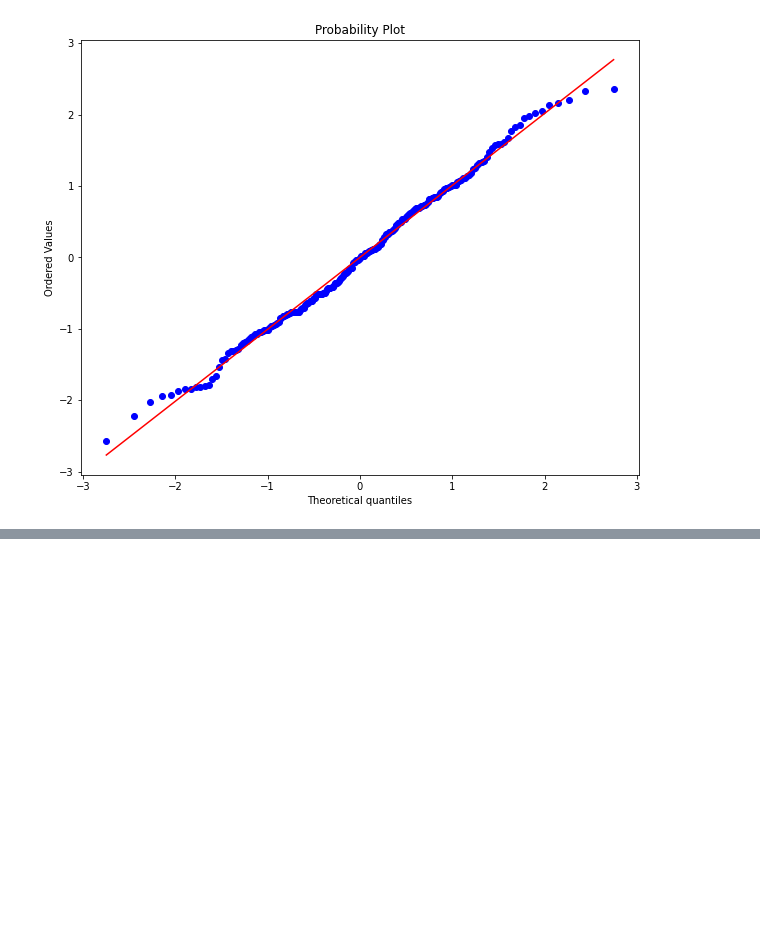
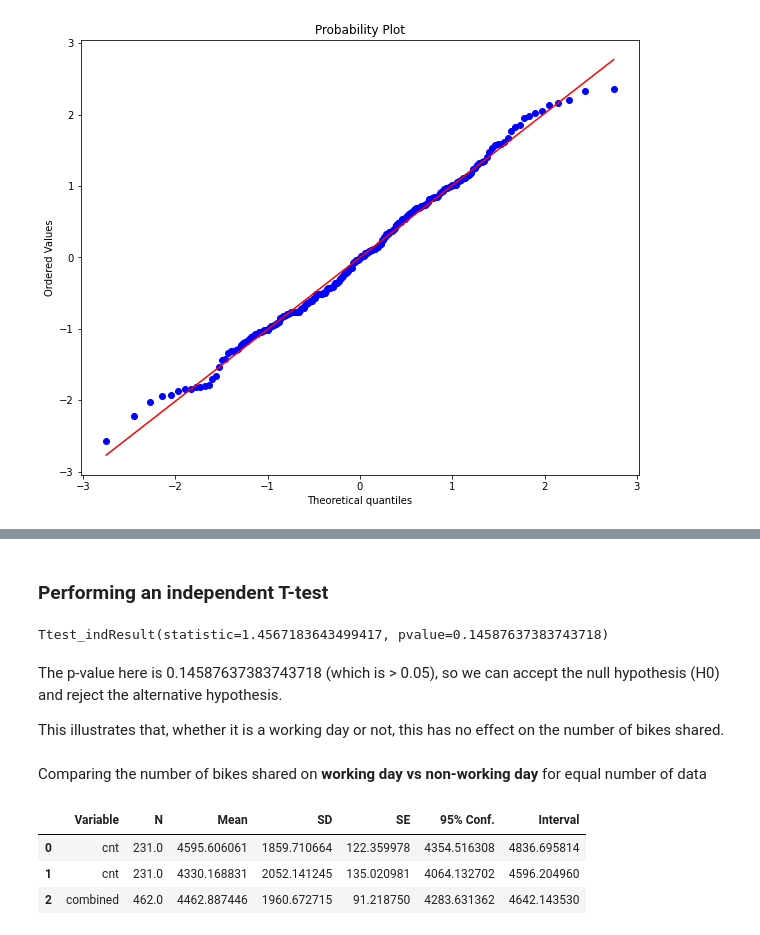
Before and after one commit to Crazz-Zaac/hypothesis-testing-python, a Jupyter notebook: T-test.ipynb, the cells around one changed output, grey strips where cells are left out. Cells and saved outputs as stored; diff of their text form; code cells hidden in the pictures; blank space fills up the shorter version.

Commit message:
Ttest completed

```diff
--- a/T-test.ipynb
+++ b/T-test.ipynb
@@ -257,0 +269,21 @@ plt.show()
+# %% [markdown]
+<h3> Performing an independent T-test</h3
+# %%
+stats.ttest_ind(sample_01['cnt'], sample_02['cnt'])
+# %% [output]
+Ttest_indResult(statistic=1.4567183643499417, pvalue=0.14587637383743718)
+# %% [markdown]
+The p-value here is 0.14587637383743718 (which is > 0.05), so we can accept the null hypothesis (H0) and reject the alternative hypothesis.
+
+This illustrates that, whether it is a working day or not, this has no effect on the number of bikes shared.
+# %%
+descriptives, results = rp.ttest(sample_01['cnt'], sample_02['cnt'])
+# %% [markdown]
+Comparing the number of bikes shared on **working day vs non-working day** for equal number of data
+# %%
+descriptives
+# %% [output]
+|  | Variable | N | Mean | SD | SE | 95% Conf. | Interval |
+| 0 | cnt | 231.0 | 4595.606061 | 1859.710664 | 122.359978 | 4354.516308 | 4836.695814 |
+| 1 | cnt | 231.0 | 4330.168831 | 2052.141245 | 135.020981 | 4064.132702 | 4596.204960 |
+| 2 | combined | 462.0 | 4462.887446 | 1960.672715 | 91.218750 | 4283.631362 | 4642.143530 |
```
Also changed, not shown: parts of 5 cells of this notebook.
